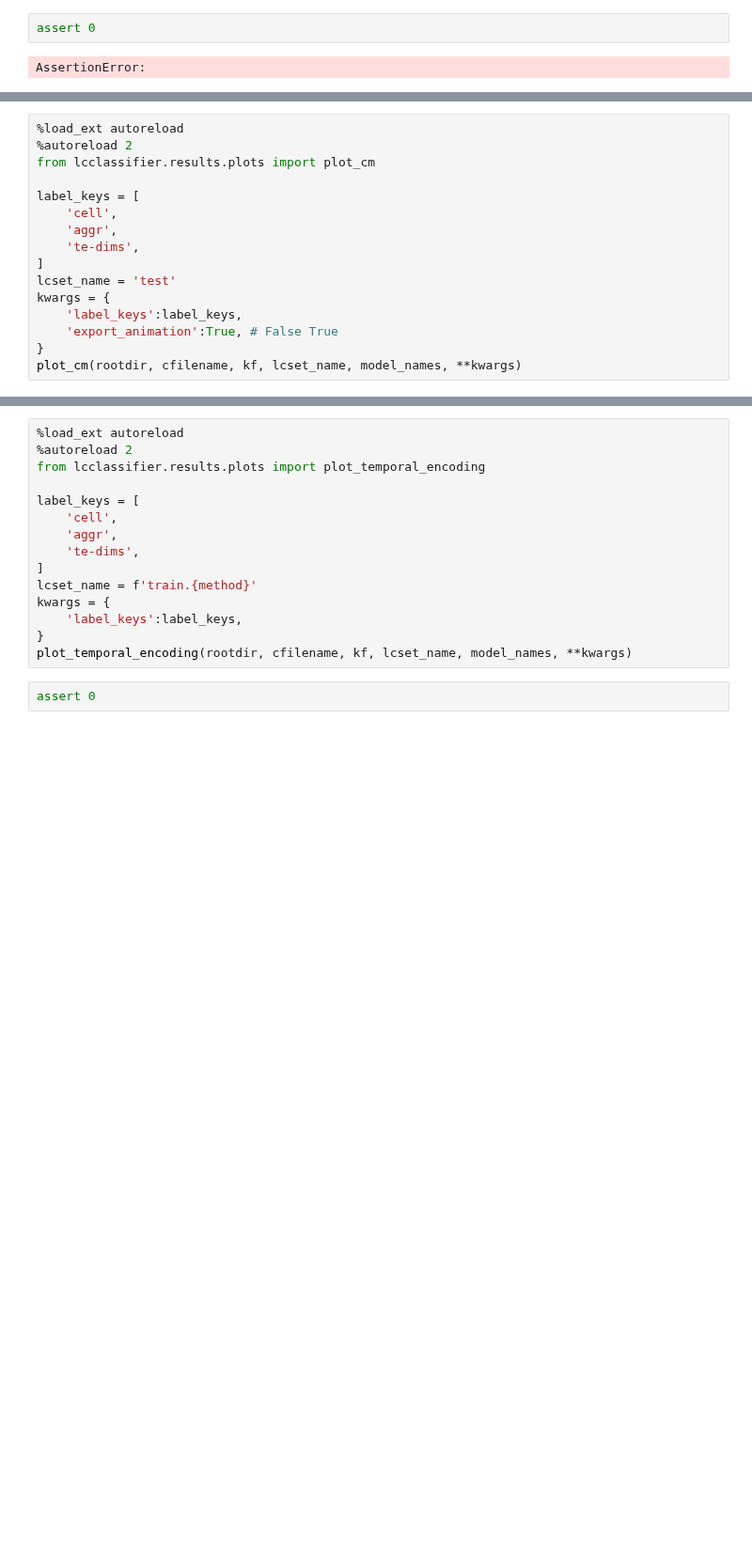
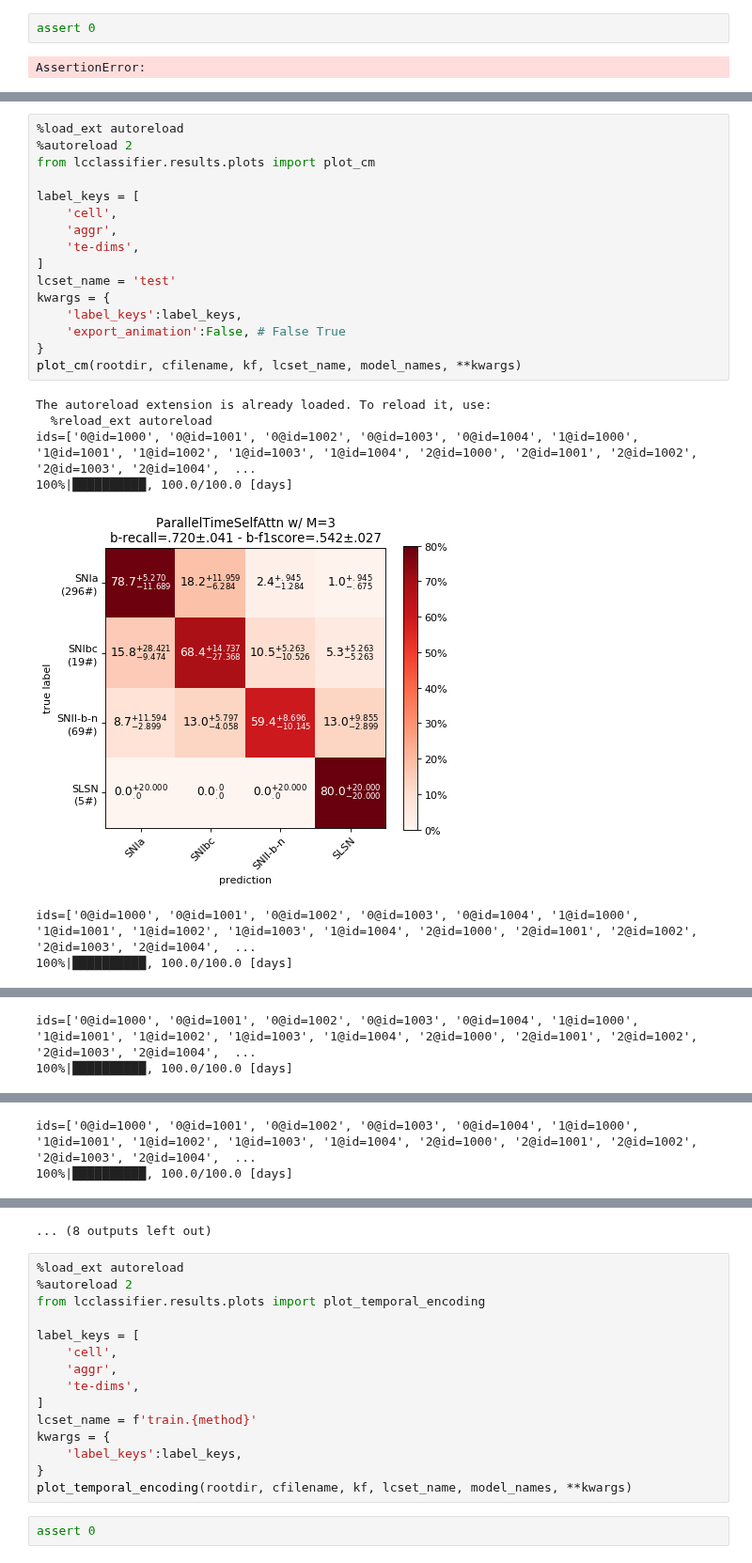
Before and after one commit to opimentel-github/astro-lightcurves-classifier, a Jupyter notebook: experiments/metrics_results.ipynb, the cells around one changed output, grey strips where cells are left out. Shown at 94% size. Cells and saved outputs as stored; diff of their text form; blank space fills up the shorter version.

```diff
--- a/experiments/metrics_results.ipynb
+++ b/experiments/metrics_results.ipynb
@@ -84,16 +142,24 @@ AssertionError:
 # %%
 %load_ext autoreload
 %autoreload 2
 from lcclassifier.results.plots import plot_cm
 
 label_keys = [
     'cell',
     'aggr',
     'te-dims',
 ]
 lcset_name = 'test'
 kwargs = {
     'label_keys':label_keys,
-    'export_animation':True, # False True
+    'export_animation':False, # False True
 }
 plot_cm(rootdir, cfilename, kf, lcset_name, model_names, **kwargs)
+# %% [output]
+The autoreload extension is already loaded. To reload it, use:
+  %reload_ext autoreload
+ids=['0@id=1000', '0@id=1001', '0@id=1002', '0@id=1003', '0@id=1004', '1@id=1000', '1@id=1001', '1@id=1002', '1@id=1003', '1@id=1004', '2@id=1000', '2@id=1001', '2@id=1002', '2@id=1003', '2@id=1004',  ...
+100%|██████████, 100.0/100.0 [days]
+[figure, added]
+ids=['0@id=1000', '0@id=1001', '0@id=1002', '0@id=1003', '0@id=1004', '1@id=1000', '1@id=1001', '1@id=1002', '1@id=1003', '1@id=1004', '2@id=1000', '2@id=1001', '2@id=1002', '2@id=1003', '2@id=1004',  ...
+100%|██████████, 100.0/100.0 [days]
@@ -99,0 +167,2 @@ plot_cm(rootdir, cfilename, kf, lcset_name, model_names, **kwargs)
+ids=['0@id=1000', '0@id=1001', '0@id=1002', '0@id=1003', '0@id=1004', '1@id=1000', '1@id=1001', '1@id=1002', '1@id=1003', '1@id=1004', '2@id=1000', '2@id=1001', '2@id=1002', '2@id=1003', '2@id=1004',  ...
+100%|██████████, 100.0/100.0 [days]
@@ -99,0 +170,2 @@ plot_cm(rootdir, cfilename, kf, lcset_name, model_names, **kwargs)
+ids=['0@id=1000', '0@id=1001', '0@id=1002', '0@id=1003', '0@id=1004', '1@id=1000', '1@id=1001', '1@id=1002', '1@id=1003', '1@id=1004', '2@id=1000', '2@id=1001', '2@id=1002', '2@id=1003', '2@id=1004',  ...
+100%|██████████, 100.0/100.0 [days]
@@ -100,3 +179,4 @@ plot_cm(rootdir, cfilename, kf, lcset_name, model_names, **kwargs)
+... (8 outputs left out)
 # %%
 %load_ext autoreload
 %autoreload 2
```
Also changed, not shown: parts of 6 cells of this notebook, 5 other files.
